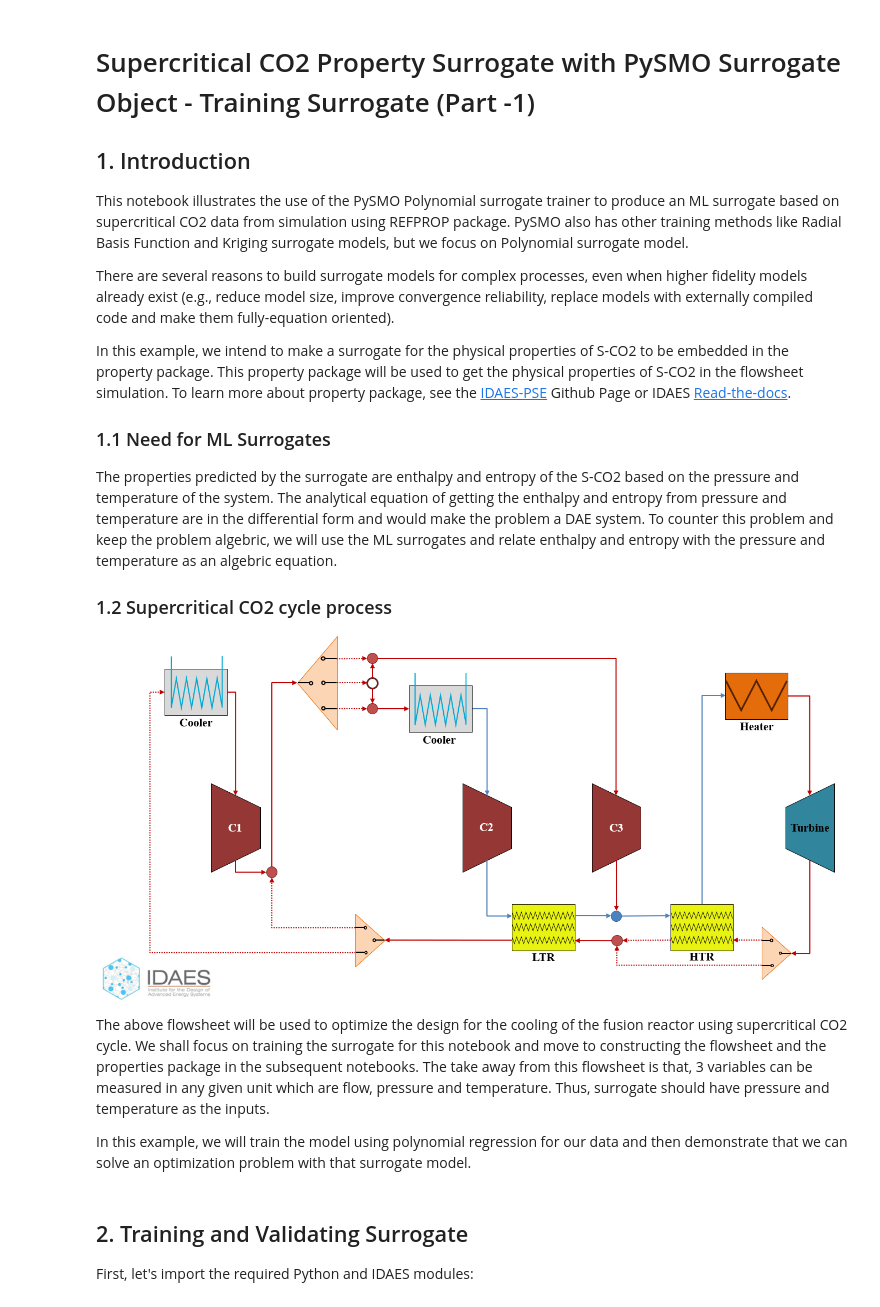
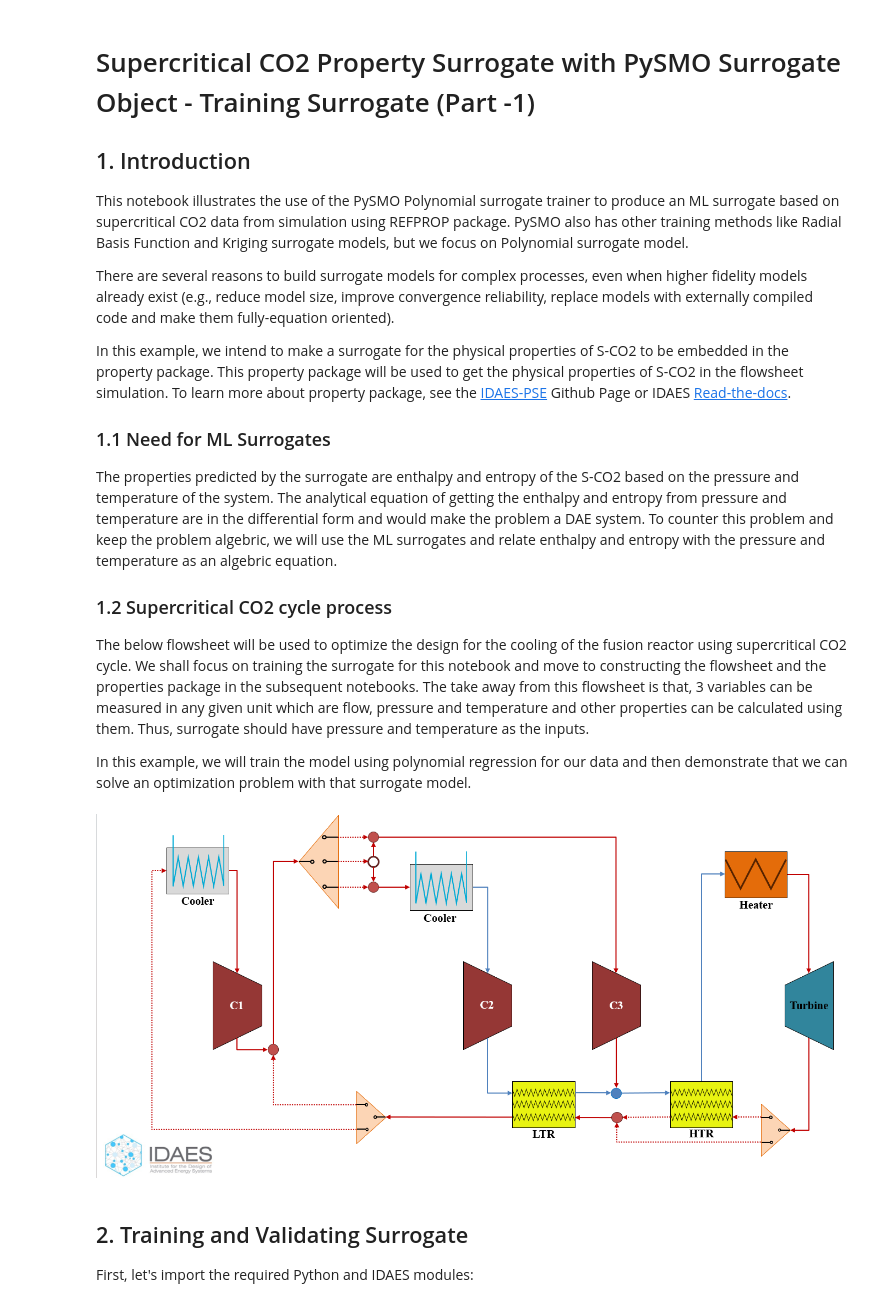
Before and after one commit to IDAES/examples, a Jupyter notebook: idaes_examples/notebooks/docs/surrogates/SCO2_example/PySMO/SCO2_pysmo_surrogate.ipynb, the cells around one changed output. Drawn from its saved outputs; the diff is of its cells as text; code cells hidden in the pictures.

```diff
--- a/idaes_examples/notebooks/docs/surrogates/SCO2_example/PySMO/SCO2_pysmo_surrogate.ipynb
+++ b/idaes_examples/notebooks/docs/surrogates/SCO2_example/PySMO/SCO2_pysmo_surrogate.ipynb
@@ -16,11 +16,21 @@ pressure and temperature of the system. The analytical equation of getting the e
 
 ### 1.2 Supercritical CO2 cycle process
 
-![image.png](attachment:image.png)
-
-The above flowsheet will be used to optimize the design for the cooling of the fusion reactor using supercritical CO2 cycle. We shall focus on training the surrogate for this notebook and move to constructing the flowsheet and the properties package in the subsequent notebooks. The take away from this flowsheet is that, 3 variables can be measured in any given unit which are flow, pressure and temperature. Thus, surrogate should have pressure and temperature as the inputs.
+The below flowsheet will be used to optimize the design for the cooling of the fusion reactor using supercritical CO2 cycle. We shall focus on training the surrogate for this notebook and move to constructing the flowsheet and the properties package in the subsequent notebooks. The take away from this flowsheet is that, 3 variables can be measured in any given unit which are flow, pressure and temperature and other properties can be calculated using them. Thus, surrogate should have pressure and temperature as the inputs.
 
 In this example, we will train the model using polynomial regression for our data and then demonstrate that we can solve an optimization problem with that surrogate model.
+# %%
+from IPython.display import Image
+from pathlib import Path
+
+
+def datafile_path(name):
+    return Path("..") / name
+
+
+Image(datafile_path("CO2_Flowsheet.png"))
+# %% [output]
+[figure, added]
 # %% [markdown]
 ## 2. Training and Validating Surrogate
 
```
Also changed, not shown: parts of 5 cells of this notebook, 19 other files.
